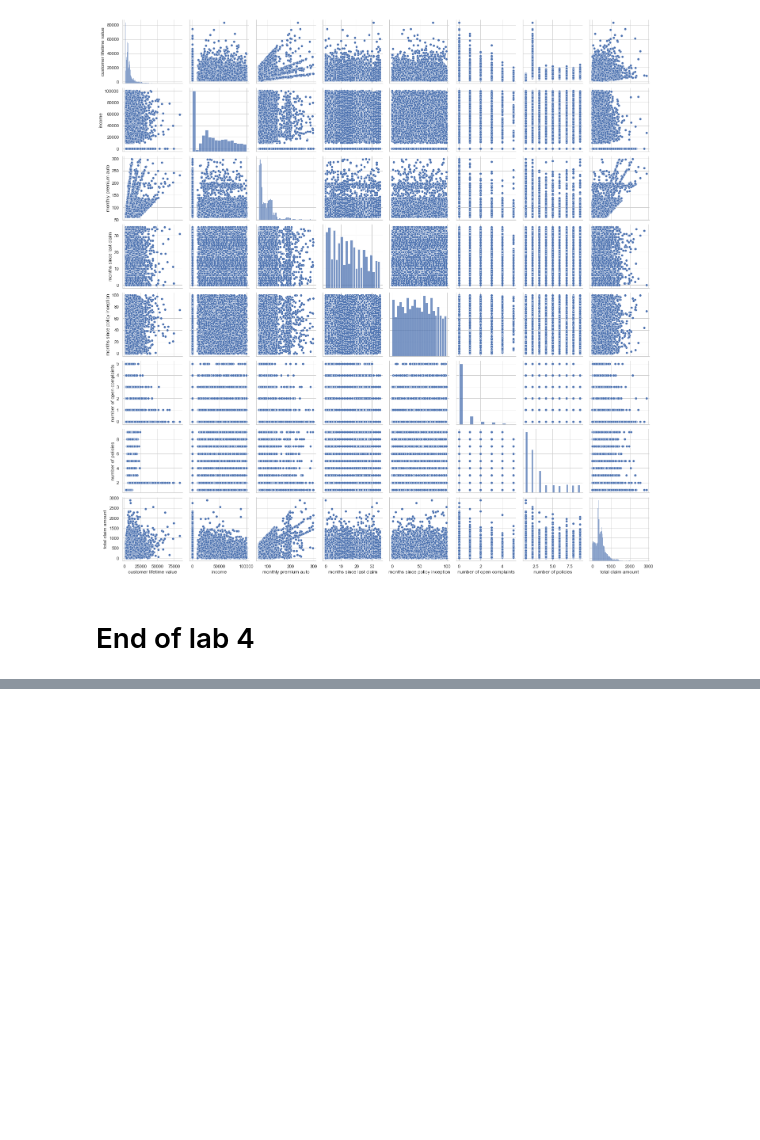
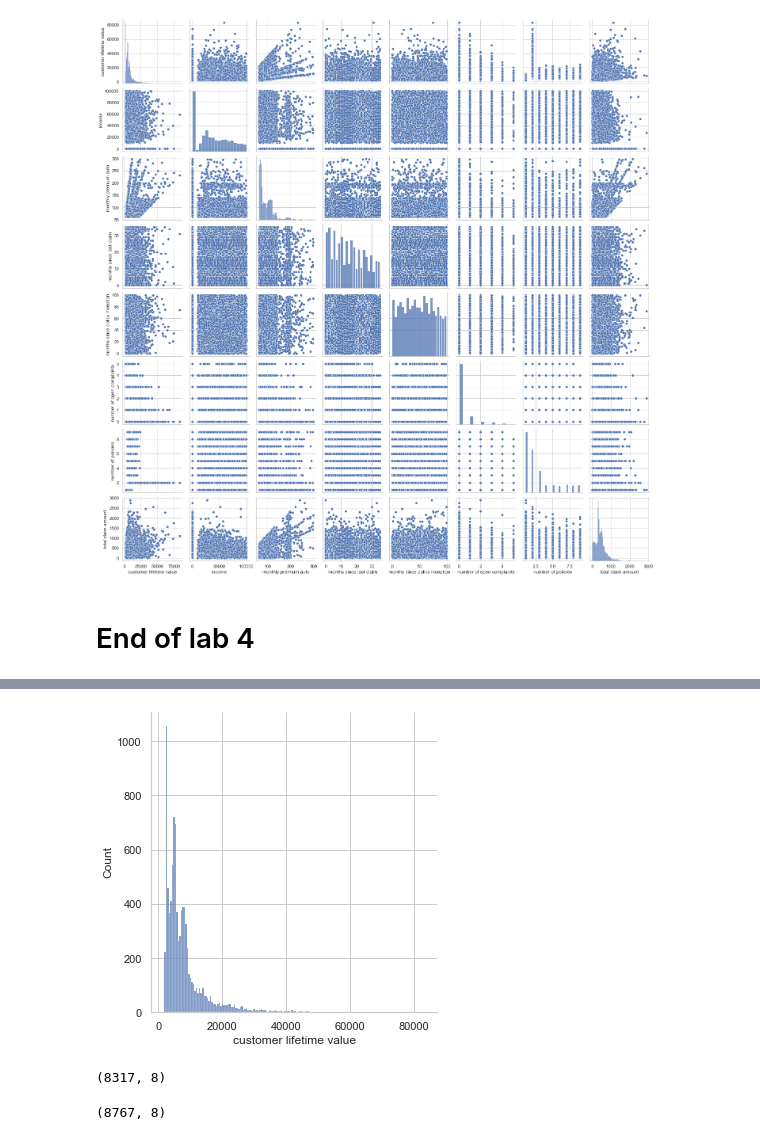
Before and after one commit to abhiram576/lab-customer-analysis-round-4, a Jupyter notebook: files_for_lab/csv_files/lab-customer-analysis-round-4.ipynb, the cells around one changed output, grey strips where cells are left out. Saved outputs shown, nothing was run; the diff lists cells and outputs as text; code cells hidden in the pictures; blank space fills up the shorter version.

```diff
--- a/files_for_lab/csv_files/lab-customer-analysis-round-4.ipynb
+++ b/files_for_lab/csv_files/lab-customer-analysis-round-4.ipynb
@@ -265,0 +312,14 @@ sns.pairplot(df)
+# %%
+data2 = df_n[(df_n['customer lifetime value']>np.percentile(df_n['customer lifetime value'],25) - 3*iqr) & (df_n['customer lifetime value']<np.percentile(df_n['customer lifetime value'],75) + 3*iqr)].copy()
+sns.displot(df_n['customer lifetime value'])
+plt.show()
+# %% [output]
+[figure, added]
+# %%
+data1.shape
+# %% [output]
+(8317, 8)
+# %%
+data2.shape
+# %% [output]
+(8767, 8)
```
Also changed, not shown: parts of 21 cells of this notebook.
